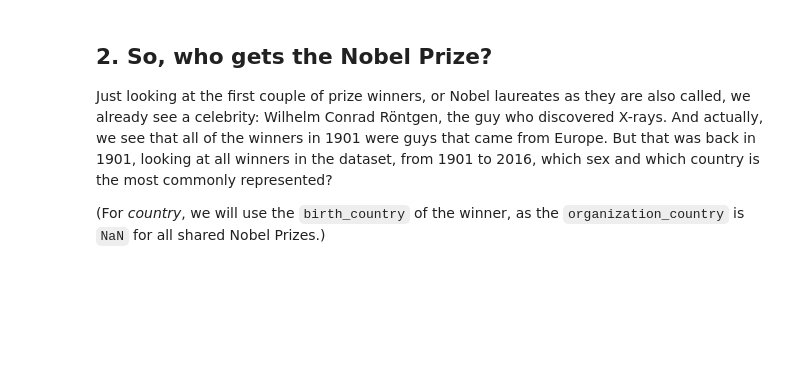
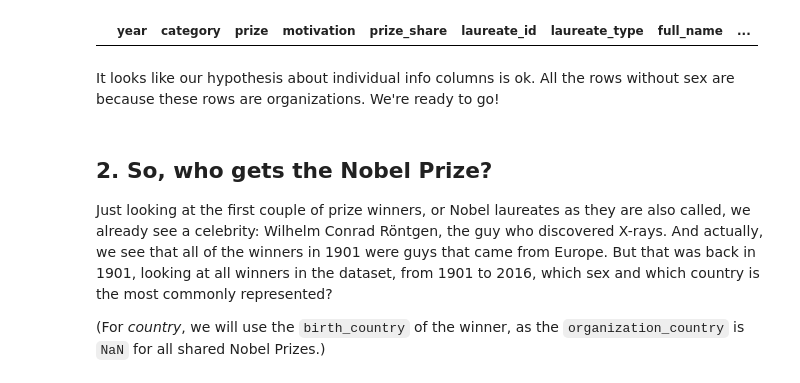
Before and after one commit to MarioOrellana58/A-Visual-History-of-Nobel-Prize-Winners, a Jupyter notebook: notebook.ipynb, the cells around one changed output. Saved outputs shown, nothing was run; the diff lists cells and outputs as text; code cells hidden in the pictures; blank space fills up the shorter version.

```diff
--- a/notebook.ipynb
+++ b/notebook.ipynb
@@ -27,3 +84,9 @@ nobel.head(6)
+# %%
+nobel.loc[(nobel['sex'].isna()) & (nobel['laureate_type'] != "Organization")]
+# %% [output]
+|  | year | category | prize | motivation | prize_share | laureate_id | laureate_type | full_name | ... |
+# %% [markdown]
+It looks like our hypothesis about individual info columns is ok. All the rows without sex are because these rows are organizations. We're ready to go!
 # %% [markdown]
 ## 2. So, who gets the Nobel Prize?
 <p>Just looking at the first couple of prize winners, or Nobel laureates as they are also called, we already see a celebrity: Wilhelm Conrad Röntgen, the guy who discovered X-rays. And actually, we see that all of the winners in 1901 were guys that came from Europe. But that was back in 1901, looking at all winners in the dataset, from 1901 to 2016, which sex and which country is the most commonly represented? </p>
```
Also changed, not shown: parts of 4 cells of this notebook.
